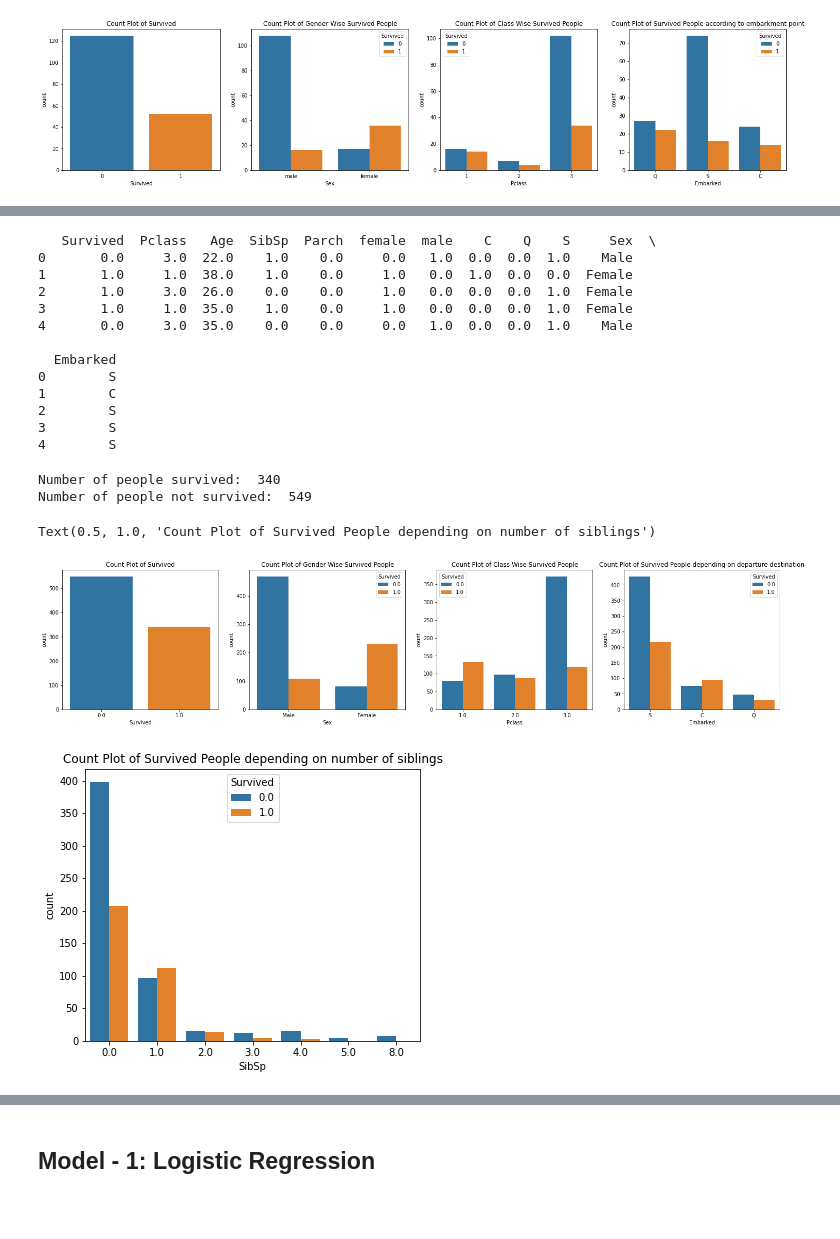
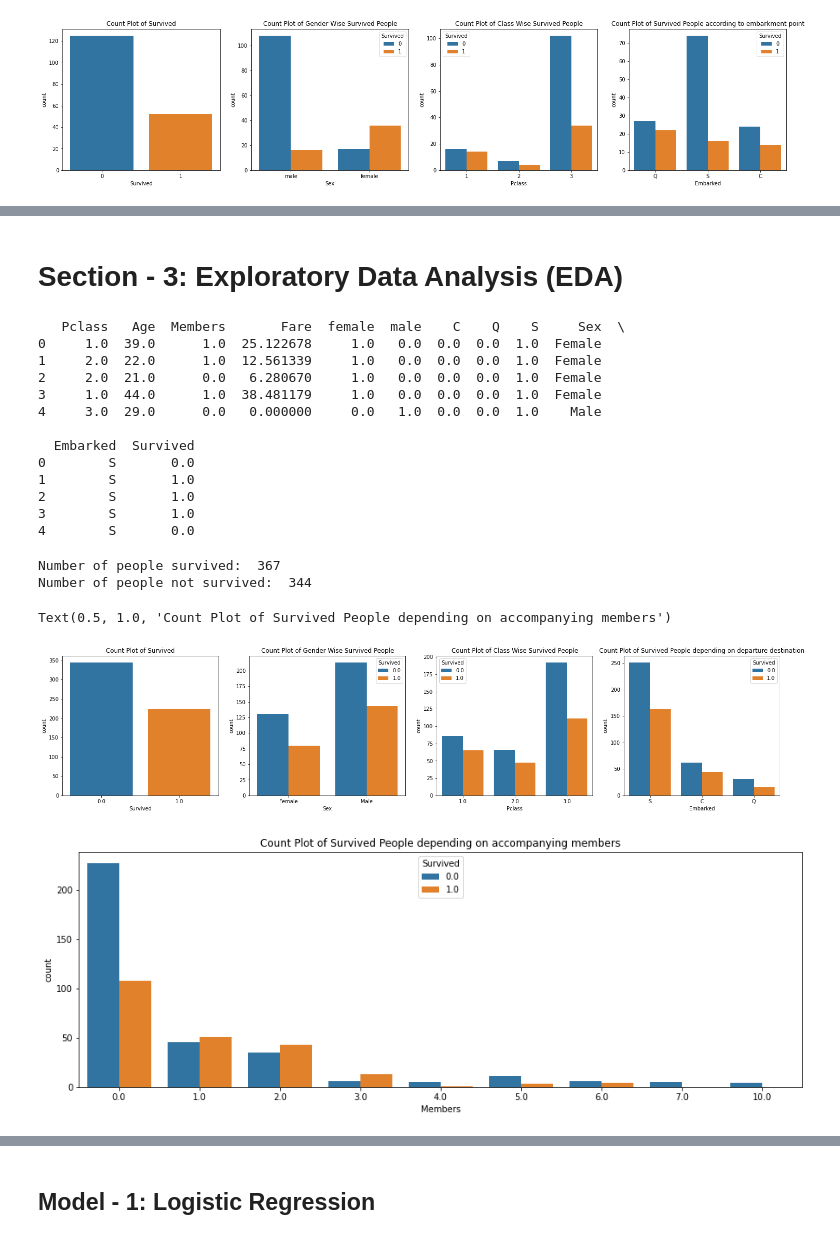
Before and after one commit to shanka19/Titanic-Prediction, a Jupyter notebook: titanic-prediction.ipynb, the cells around one changed output, grey strips where cells are left out. Drawn from its saved outputs; the diff is of its cells as text; code cells hidden in the pictures; blank space fills up the shorter version.

```diff
--- a/titanic-prediction.ipynb
+++ b/titanic-prediction.ipynb
@@ -46,6 +54,11 @@ Survival variable is the response variable and the rest are predictor variables.
 # %%
-train = train[['Survived','Pclass','Sex','Age','SibSp','Parch','Cabin','Embarked']]
-test = test[['Pclass','Sex','Age','SibSp','Parch','Cabin','Embarked']]
+total = train['SibSp'] + train['Parch']
+train['Members'] = total
+total = test['SibSp'] + test['Parch']
+test['Members'] = total
+
+train = train[['Survived','Pclass','Sex','Age','Members','Cabin','Embarked','Fare']]
+test = test[['Pclass','Sex','Age','Members','Cabin','Embarked','Fare']]
 
 train = train.dropna(subset = ['Embarked'])
 
@@ -53,7 +66,7 @@ train = train.dropna(subset = ['Embarked'])
 train = pd.concat([train,train.Sex.str.get_dummies()],axis =1)
 train = pd.concat([train,train.Embarked.str.get_dummies()],axis =1)
 test = pd.concat([test,test.Sex.str.get_dummies()],axis=1)
-test = pd.concat([train,train.Embarked.str.get_dummies()],axis =1)
+test = pd.concat([test,test.Embarked.str.get_dummies()],axis =1)
 # %%
 ### Checking for NA values in the dataset and dealing with them
 print("Number of NA values in each column:")
@@ -108,14 +123,20 @@ We will be using the KNN imputation technique. The reason for using such a techn
 # %%
-from sklearn.preprocessing import MinMaxScaler
 scaler = MinMaxScaler()
 
+### Splitting the training dataset itself into another train and test to check which model is the best model
+train_data, test_data, y_train, y_test = train_test_split(train_data.loc[:, train_data.columns != 'Survived'],
+                                                          train_data[['Survived']],test_size = 0.2,random_state = 1234)
 ### We will drop the columns Sex and Embarked since they are already one-hot encoded
 train_data = train_data.drop(['Sex'],axis=1)
 train_data = train_data.drop(['Embarked'],axis=1)
 
+test_data = test_data.drop(['Sex'],axis=1)
+test_data = test_data.drop(['Embarked'],axis=1)
+
 ### We will drop the Cabin column since more than 60% of the values are missing in the column
 train_data = train_data.drop(['Cabin'],axis=1)
 print(train_data.head())
-train_data = pd.DataFrame(scaler.fit_transform(train_data), columns = train_data.columns)
-train_data.head()
+test_data = test_data.drop(['Cabin'],axis=1)
+train_data_scaled = pd.DataFrame(scaler.fit_transform(train_data), columns = train_data.columns)
+test_data  = pd.DataFrame(scaler.fit_transform(test_data), columns = test_data.columns)
 # %% [output]
@@ -134,7 +149,10 @@ train_data.head()
 # %%
 ### KNN Imputation Technique to impute NA values of the Age column
-from sklearn.impute import KNNImputer
 imputer = KNNImputer(n_neighbors=10)
-new_train_data = pd.DataFrame(imputer.fit_transform(train_data),columns = train_data.columns)
+new_train_data = pd.DataFrame(imputer.fit_transform(train_data_scaled),columns = train_data_scaled.columns)
 print(new_train_data)
+
+### Imputation of Values in Test Data
+test_data = pd.DataFrame(imputer.fit_transform(test_data),columns = test_data.columns)
+print(test_data)
 # %% [output]
@@ -155,3 +176,5 @@ print(new_train_data)
+# %% [markdown]
+# Section - 3: Exploratory Data Analysis (EDA)
 # %%
 ### We will inverse our transform to plot for EDA
 train_data_final = pd.DataFrame(scaler.inverse_transform(new_train_data),columns = new_train_data.columns)
@@ -165,45 +188,47 @@ idx = train_data_final.index[(train_data_final['C']==0.0) & (train_data_final['Q
 train_data_final.loc[idx,'Embarked'] = 'S'
 idx = train_data_final.index[(train_data_final['C']==0.0) & (train_data_final['S']==0.0)]
 train_data_final.loc[idx,'Embarked'] = 'Q'
-
+train_data_final[['Survived']] = y_train
+train_data_final[['Age']] = np.round(train_data_final[['Age']],0)
+train_data_final[['Members']] = train_data[['Members']]
 print(train_data_final.head())
 # %% [output]
-   Survived  Pclass   Age  SibSp  Parch  female  male    C    Q    S     Sex  \
-0       0.0     3.0  22.0    1.0    0.0     0.0   1.0  0.0  0.0  1.0    Male
-1       1.0     1.0  38.0    1.0    0.0     1.0   0.0  1.0  0.0  0.0  Female
-2       1.0     3.0  26.0    0.0    0.0     1.0   0.0  0.0  0.0  1.0  Female
-3       1.0     1.0  35.0    1.0    0.0     1.0   0.0  0.0  0.0  1.0  Female
-4       0.0     3.0  35.0    0.0    0.0     0.0   1.0  0.0  0.0  1.0    Male
+   Pclass   Age  Members       Fare  female  male    C    Q    S     Sex  \
+0     1.0  39.0      1.0  25.122678     1.0   0.0  0.0  0.0  1.0  Female
+1     2.0  22.0      1.0  12.561339     1.0   0.0  0.0  0.0  1.0  Female
+2     2.0  21.0      0.0   6.280670     1.0   0.0  0.0  0.0  1.0  Female
+3     1.0  44.0      1.0  38.481179     1.0   0.0  0.0  0.0  1.0  Female
+4     3.0  29.0      0.0   0.000000     0.0   1.0  0.0  0.0  1.0    Male
 
-  Embarked
-0        S
-1        C
-2        S
-3        S
-4        S
+  Embarked  Survived
+0        S       0.0
+1        S       1.0
+2        S       1.0
+3        S       1.0
+4        S       0.0
 # %%
 fig, (ax1, ax2, ax3,ax4) = plt.subplots(1,4,figsize=(25,5))
 sns.countplot(x='Survived',data=train_data_final[['Survived']],ax=ax1)
 ax1.set_title('Count Plot of Survived')
 print("Number of people survived: ",np.count_nonzero(train_data_final[['Survived']]))
 print("Number of people not survived: ",np.count_nonzero(train_data_final[['Survived']]==0))
 
 sns.countplot(x='Sex',hue='Survived',data=train_data_final,ax=ax2)
 ax2.set_title('Count Plot of Gender Wise Survived People')
 sns.countplot(x='Pclass',hue='Survived',data=train_data_final,ax=ax3)
 ax3.set_title('Count Plot of Class Wise Survived People')
 sns.countplot(x='Embarked',hue='Survived',data=train_data_final,ax=ax4)
 ax4.set_title('Count Plot of Survived People depending on departure destination')
 
-plt.figure(figsize=(6,5))
-fig1 = sns.countplot(x='SibSp',hue='Survived',data=train_data_final)
-fig1.set_title('Count Plot of Survived People depending on number of siblings')
+plt.figure(figsize=(15,5))
+fig1 = sns.countplot(x='Members',hue='Survived',data=train_data_final)
+fig1.set_title('Count Plot of Survived People depending on accompanying members')
 # %% [output]
-Number of people survived:  340
-Number of people not survived:  549
+Number of people survived:  367
+Number of people not survived:  344
-Text(0.5, 1.0, 'Count Plot of Survived People depending on number of siblings')
+Text(0.5, 1.0, 'Count Plot of Survived People depending on accompanying members')
-[figure, old version]
+[figure, new version]
-[figure, old version]
+[figure, new version]
 # %% [markdown]
 ### Plot - 1 is going to show us the distribution of the survival variable
 Looking at the percentage of samples from each class it does not seem like there is a class imbalance. The percentage distribution of the response variable is roughly 60% and 40%, hence we will not need to modify the training data by using any sampling technique
```
Also changed, not shown: parts of 42 cells of this notebook.
